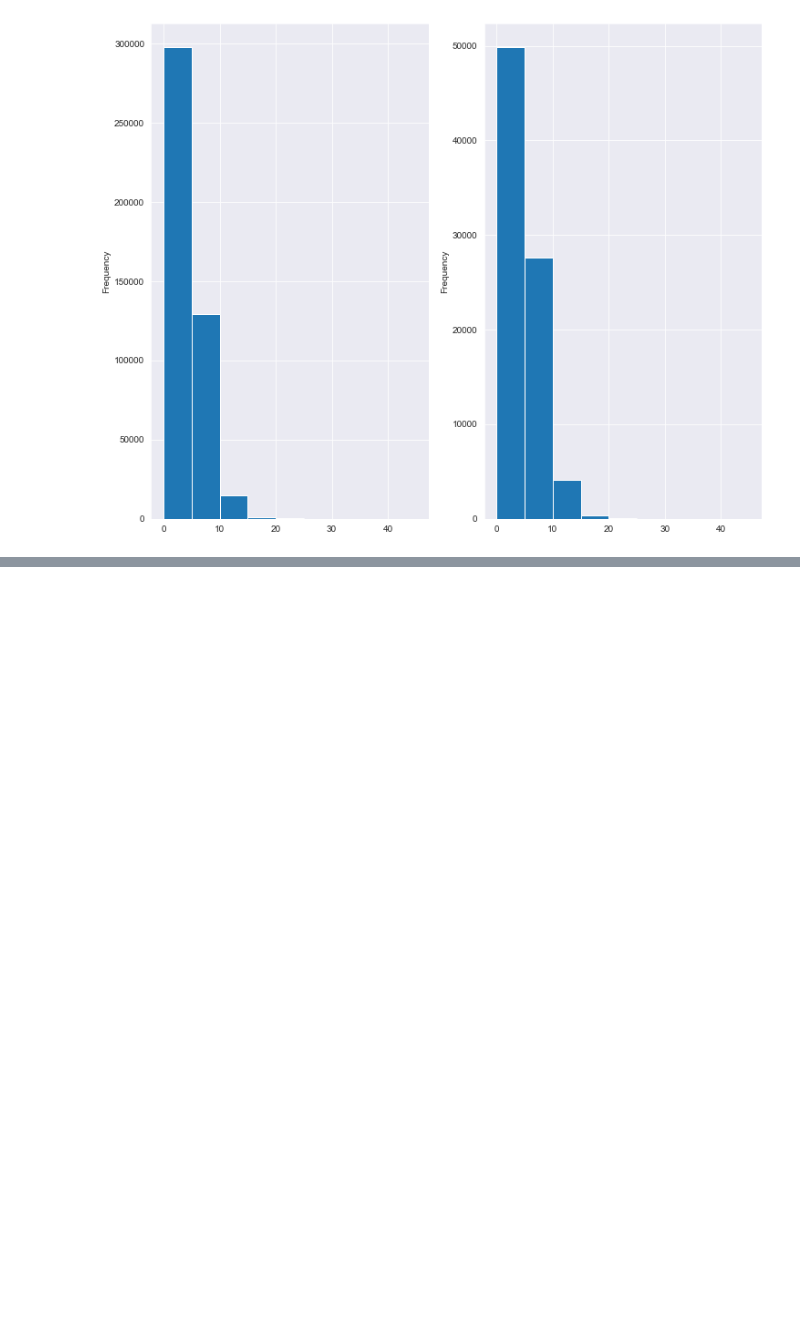
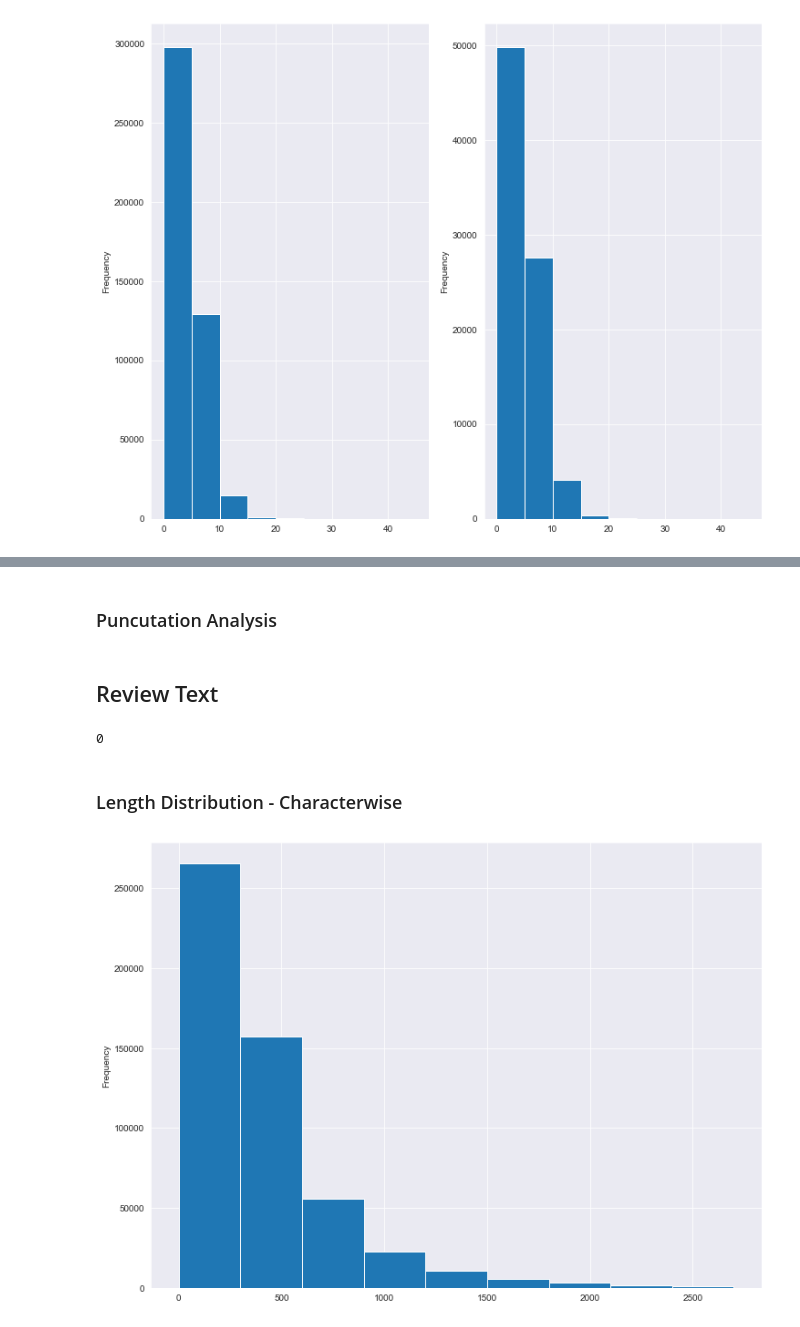
Before and after one commit to adimyth/customer_sentiment_analysis, a Jupyter notebook: notebooks/exploratory_data_analysis.ipynb, the cells around one changed output, grey strips where cells are left out. Drawn from its saved outputs; the diff is of its cells as text; code cells hidden in the pictures; blank space fills up the shorter version.

```diff
--- a/notebooks/exploratory_data_analysis.ipynb
+++ b/notebooks/exploratory_data_analysis.ipynb
@@ -443,0 +627,17 @@ _ = df.loc[df["Class"]=="Negative"]["Count"].plot(kind="hist", bins=np.arange(0,
+# %% [markdown]
+### Puncutation Analysis
+# %% [markdown]
+## Review Text
+# %%
+df["Text"].isna().sum()
+# %% [output]
+0
+# %%
+df["Text"] = df["Text"].str.strip().str.capitalize()
+# %% [markdown]
+### Length Distribution - Characterwise
+# %%
+plt.figure(figsize=(12, 9))
+_ = df["Text"].str.len().plot(kind="hist", bins=np.arange(0, 3000, 300))
+# %% [output]
+[figure, added]
```
Also changed, not shown: parts of 83 cells of this notebook, 2 other files.
